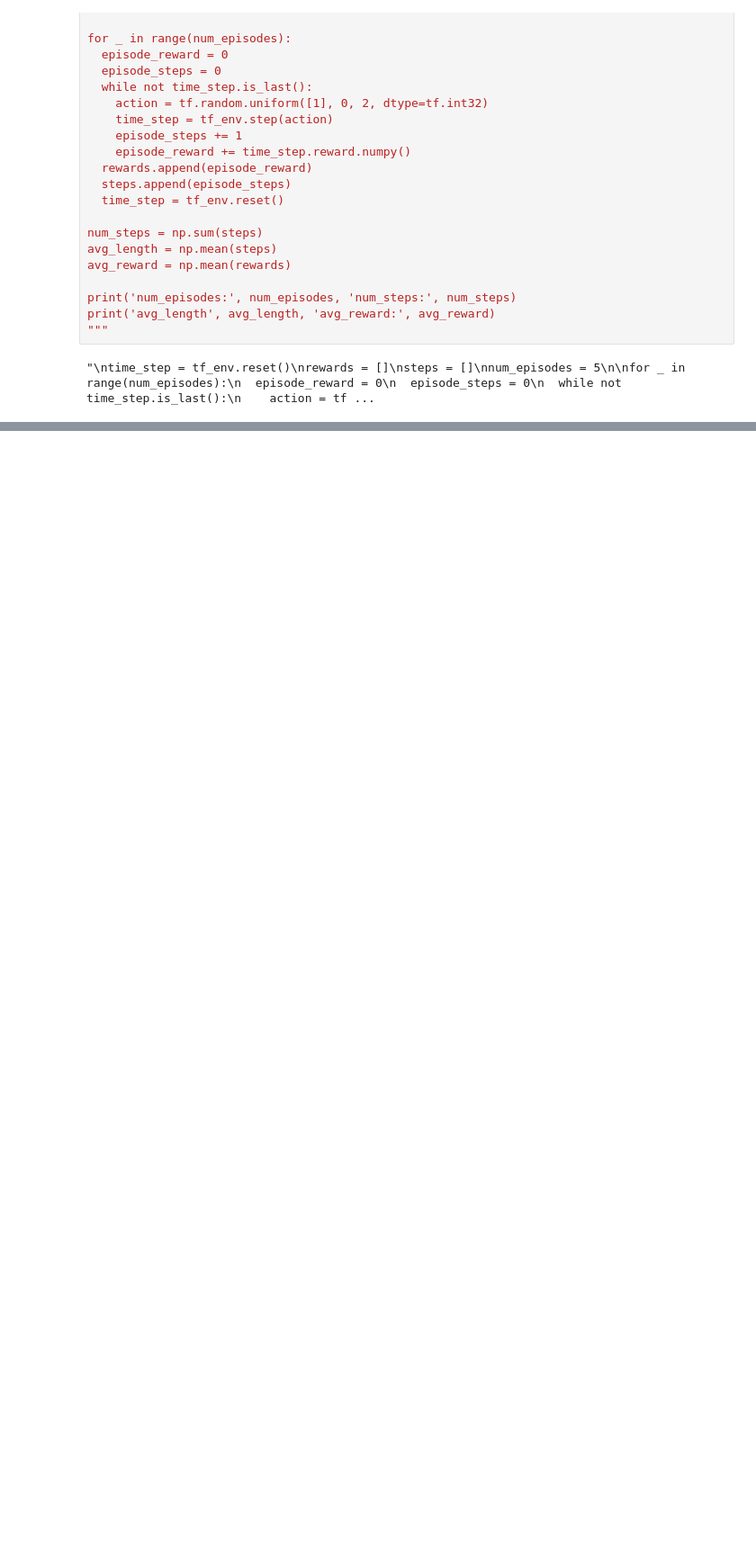
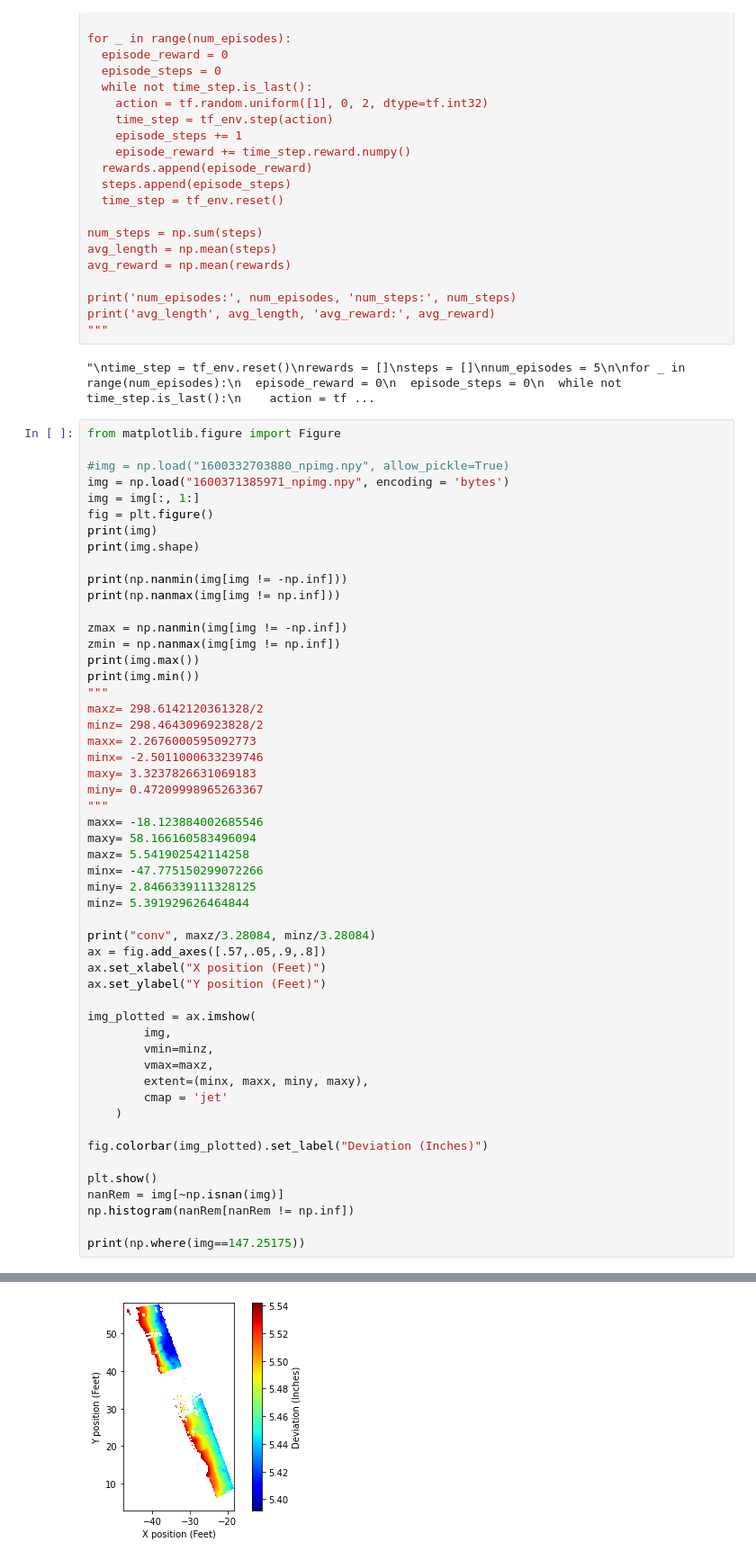
Before and after one commit to ZTeamUoM/taxi-reinforce, a Jupyter notebook: taxi_simulation.ipynb, the cells around one changed output, grey strips where cells are left out. Shown at 90% size. Saved outputs shown, nothing was run; the diff lists cells and outputs as text; blank space fills up the shorter version.

```diff
--- a/taxi_simulation.ipynb
+++ b/taxi_simulation.ipynb
@@ -984,3 +1070,56 @@ print('avg_length', avg_length, 'avg_reward:', avg_reward)
 """
 # %% [output]
 "\ntime_step = tf_env.reset()\nrewards = []\nsteps = []\nnum_episodes = 5\n\nfor _ in range(num_episodes):\n  episode_reward = 0\n  episode_steps = 0\n  while not time_step.is_last():\n    action = tf ...
+# %%
+from matplotlib.figure import Figure
+
+#img = np.load("1600332703880_npimg.npy", allow_pickle=True)
+img = np.load("1600371385971_npimg.npy", encoding = 'bytes')
+img = img[:, 1:]
+fig = plt.figure()
+print(img)
+print(img.shape)
+
+print(np.nanmin(img[img != -np.inf]))
+print(np.nanmax(img[img != np.inf]))
+
+zmax = np.nanmin(img[img != -np.inf])
+zmin = np.nanmax(img[img != np.inf])
+print(img.max())
+print(img.min())
+"""
+maxz= 298.6142120361328/2
+minz= 298.4643096923828/2
+maxx= 2.2676000595092773
+minx= -2.5011000633239746
+maxy= 3.3237826631069183
+miny= 0.47209998965263367
+"""
+maxx= -18.123884002685546
+maxy= 58.166160583496094
+maxz= 5.541902542114258
+minx= -47.775150299072266
+miny= 2.8466339111328125
+minz= 5.391929626464844
+
+print("conv", maxz/3.28084, minz/3.28084)
+ax = fig.add_axes([.57,.05,.9,.8])
+ax.set_xlabel("X position (Feet)")
+ax.set_ylabel("Y position (Feet)")
+
+img_plotted = ax.imshow(
+        img,
+        vmin=minz,
+        vmax=maxz,
+        extent=(minx, maxx, miny, maxy),
+        cmap = 'jet'
+    )
+
+fig.colorbar(img_plotted).set_label("Deviation (Inches)")
+
+plt.show()
+nanRem = img[~np.isnan(img)]
+np.histogram(nanRem[nanRem != np.inf])
+
+print(np.where(img==147.25175))
+# %% [output]
@@ -986,0 +1139 @@ print('avg_length', avg_length, 'avg_reward:', avg_reward)
+[figure, added]
```
Also changed, not shown: parts of 26 cells of this notebook, 3 other files.
